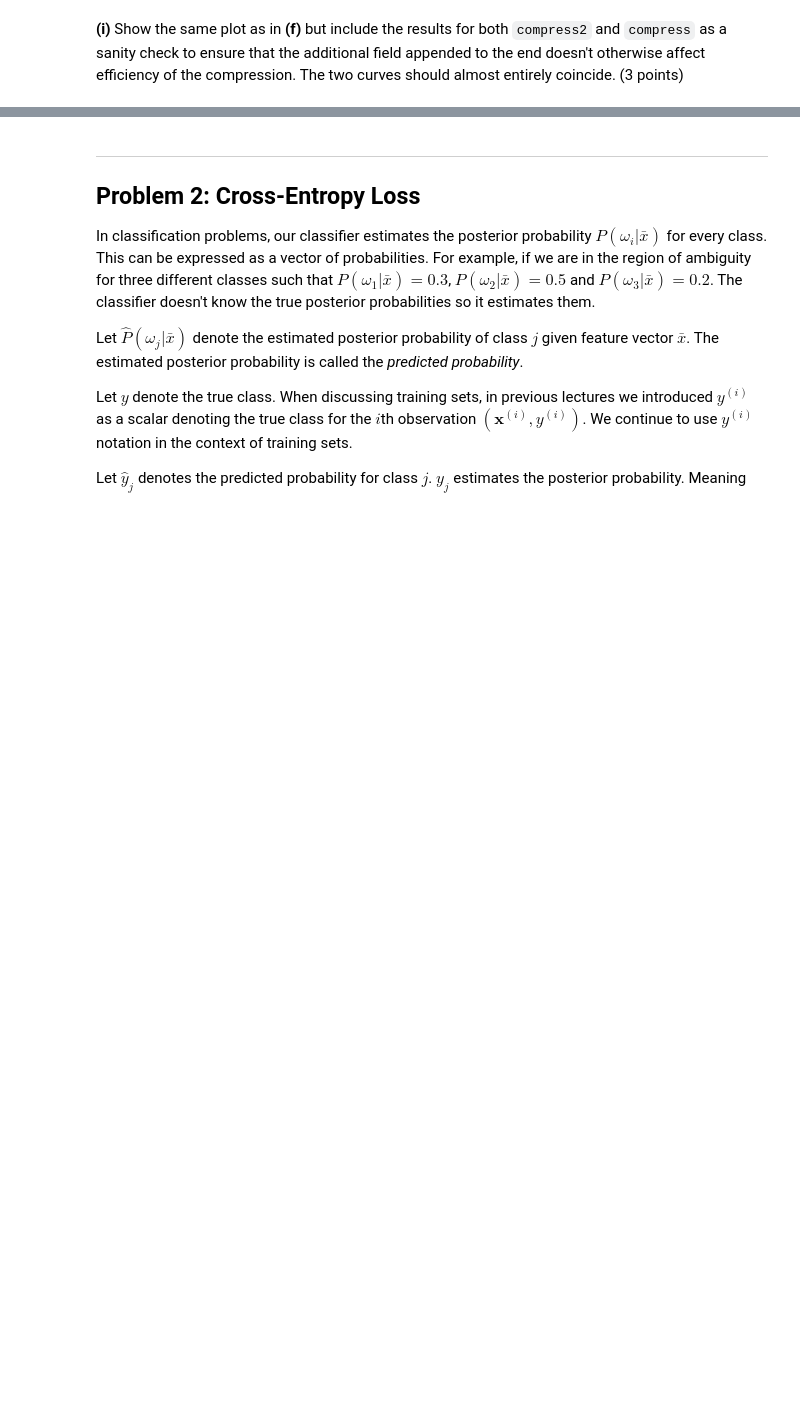
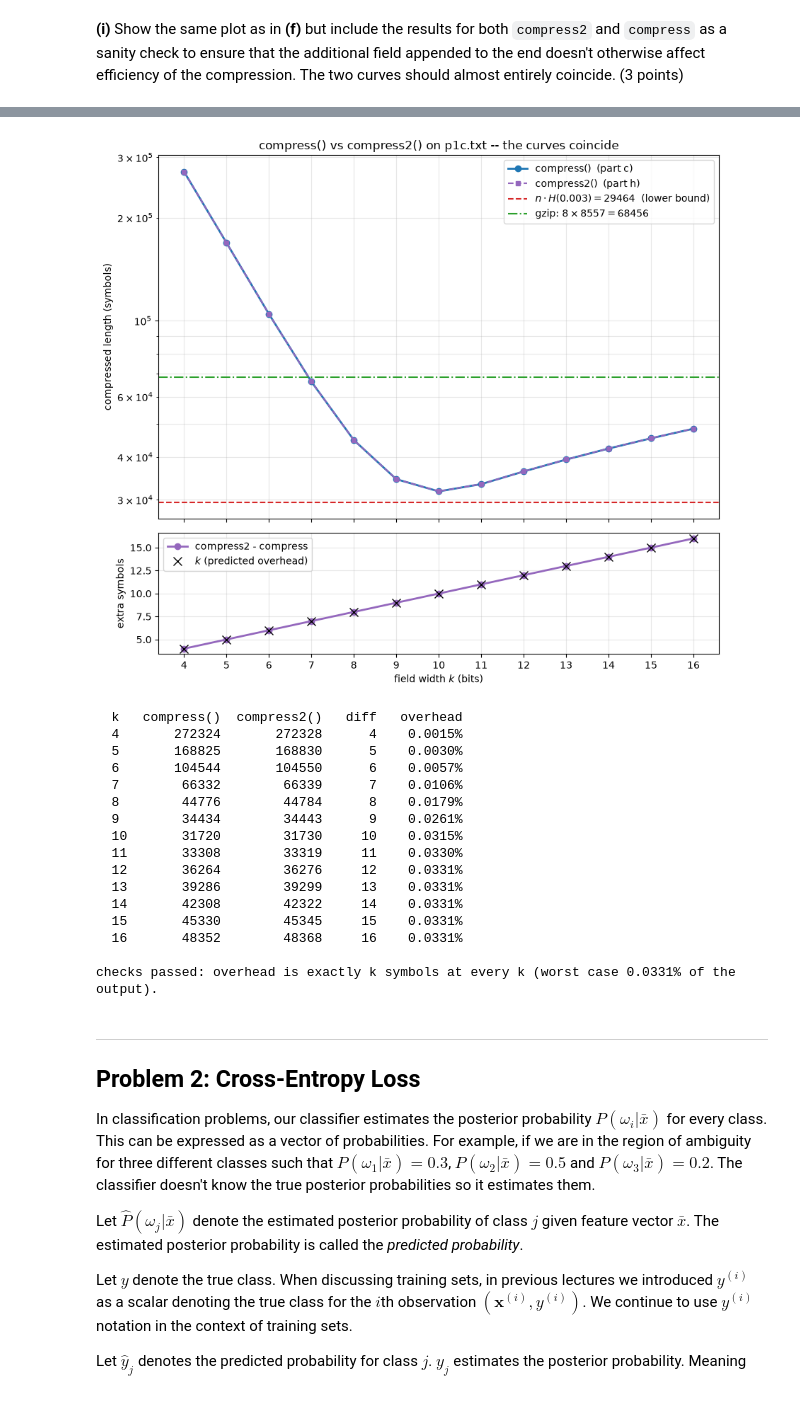
Before and after one commit to BatOrgil7/CSCI6032-ML, a Jupyter notebook: hw6/CSCI6032_hw6.ipynb, the cells around one changed output, grey strips where cells are left out. Saved outputs shown, nothing was run; the diff lists cells and outputs as text; code cells hidden in the pictures; blank space fills up the shorter version.

```diff
--- a/hw6/CSCI6032_hw6.ipynb
+++ b/hw6/CSCI6032_hw6.ipynb
@@ -161,3 +475,16 @@ unittest.main(argv=[''], verbosity=2, exit=False)
 # %% [markdown]
 The file `p1c.txt.gz` is in this homework's folder on GitHub.  Decompress it using `gunzip` before using it.
 You will need `p1c_zero_end.txt.gz` in part (h); decompress that one too.
+# %%
+# Make the notebook self-contained: unpack the two .gz files if they are not
+# already unpacked.  Equivalent to `gunzip -k p1c.txt.gz p1c_zero_end.txt.gz`.
+import gzip
+import os
+
+for name in ("p1c.txt", "p1c_zero_end.txt"):
+    if not os.path.exists(name):
+        with gzip.open(name + ".gz", "rb") as fin, open(name, "wb") as fout:
+            fout.write(fin.read())
+        print("decompressed", name)
+    else:
+        print("already present:", name, os.path.getsize(name), "bytes")
@@ -302,5 +1100,68 @@ additional field appended to the end doesn't otherwise affect efficiency of the
 # %%
-#HERE
+# (i) compress() and compress2() on the same axes, plus their difference.
+lengths_c2 = {}
+for k in K_VALUES:
+    lengths_c2[k] = len(compress2(P1C, k))
+
+fig, (ax, ax2) = plt.subplots(2, 1, figsize=(9, 8), sharex=True,
+                              gridspec_kw={"height_ratios": [3, 1]})
+
+ax.plot(K_VALUES, [lengths_c1[k] for k in K_VALUES], "o-", color="tab:blue",
+        lw=2, label="compress()  (part c)")
+ax.plot(K_VALUES, [lengths_c2[k] for k in K_VALUES], "s--", color="tab:purple",
+        lw=1.5, ms=5, label="compress2()  (part h)")
+ax.axhline(entropy_bound, color="tab:red", ls="--", lw=1.5,
+           label=r"$n \cdot H(0.003) = %.0f$  (lower bound)" % entropy_bound)
+ax.axhline(gzip_symbols, color="tab:green", ls="-.", lw=1.5,
+           label=r"gzip: $8 \times %d = %d$" % (gzip_bytes, gzip_symbols))
+ax.set_ylabel("compressed length (symbols)")
+ax.set_title("compress() vs compress2() on p1c.txt -- the curves coincide")
+ax.set_yscale("log")
+ax.grid(alpha=0.3, which="both")
+ax.legend()
+
+diff = [lengths_c2[k] - lengths_c1[k] for k in K_VALUES]
+ax2.plot(K_VALUES, diff, "o-", color="tab:purple", lw=2, label="compress2 - compress")
+ax2.plot(K_VALUES, K_VALUES, "x", color="black", ms=9, label="$k$ (predicted overhead)")
+ax2.set_xlabel("field width $k$ (bits)")
+ax2.set_ylabel("extra symbols")
+ax2.set_xticks(K_VALUES)
+ax2.grid(alpha=0.3)
+ax2.legend()
+plt.tight_layout()
+plt.show()
+
+print("  k   compress()  compress2()   diff   overhead")
+for k in K_VALUES:
+    d = lengths_c2[k] - lengths_c1[k]
+    print("  %-3d %10d %12d %6d   %7.4f%%" % (k, lengths_c1[k], lengths_c2[k], d,
+                                              100 * d / lengths_c1[k]))
+
+# The overhead must be exactly one k-wide field, for every k.
+for k in K_VALUES:
+    assert lengths_c2[k] - lengths_c1[k] == k, \
+        "overhead at k=%d was %d, expected %d" % (k, lengths_c2[k] - lengths_c1[k], k)
+worst = max(100 * (lengths_c2[k] - lengths_c1[k]) / lengths_c1[k] for k in K_VALUES)
+print("\nchecks passed: overhead is exactly k symbols at every k "
+      "(worst case %.4f%% of the output)." % worst)
+# %% [output]
+[figure, added]
+  k   compress()  compress2()   diff   overhead
+  4       272324       272328      4    0.0015%
+  5       168825       168830      5    0.0030%
+  6       104544       104550      6    0.0057%
+  7        66332        66339      7    0.0106%
+  8        44776        44784      8    0.0179%
+  9        34434        34443      9    0.0261%
+  10       31720        31730     10    0.0315%
+  11       33308        33319     11    0.0330%
+  12       36264        36276     12    0.0331%
+  13       39286        39299     13    0.0331%
+  14       42308        42322     14    0.0331%
+  15       45330        45345     15    0.0331%
+  16       48352        48368     16    0.0331%
+
+checks passed: overhead is exactly k symbols at every k (worst case 0.0331% of the output).
 # %% [markdown]
 ---
 ## Problem 2: Cross-Entropy Loss
```
Also changed, not shown: parts of 51 cells of this notebook, 4 other files.
